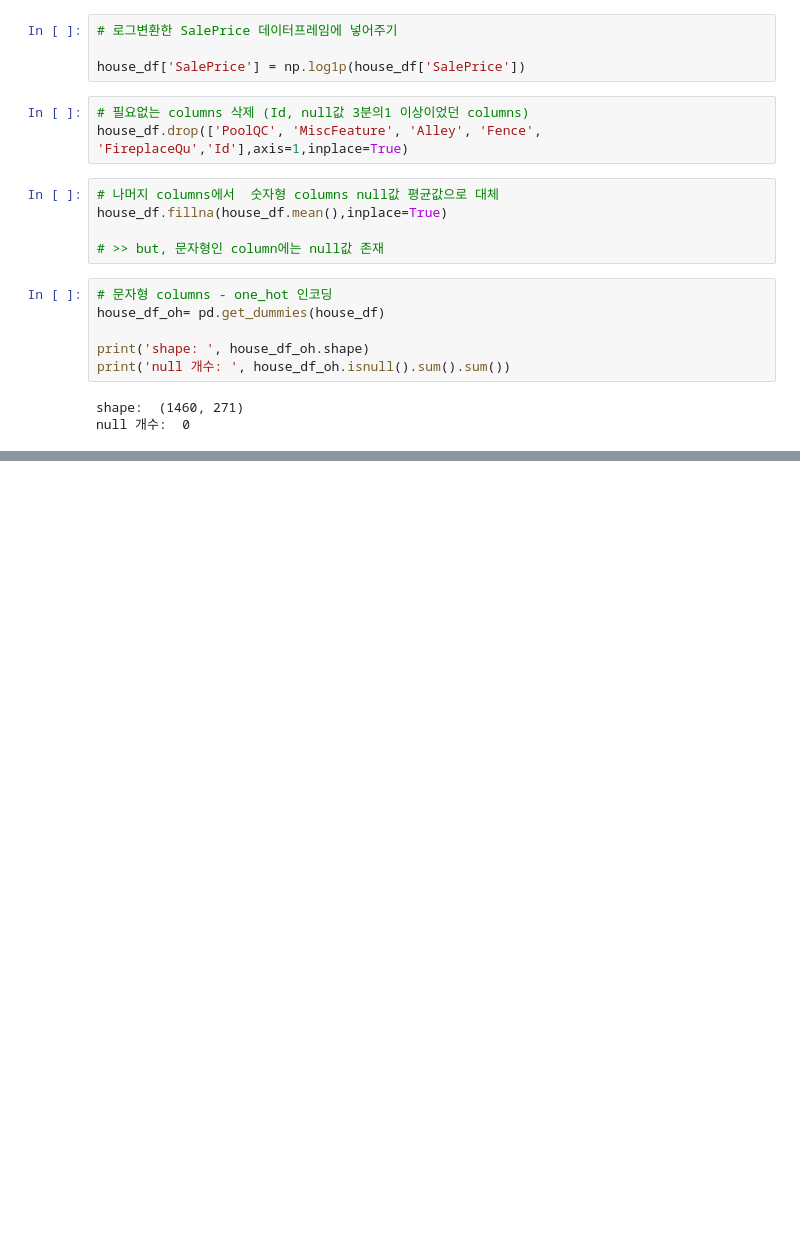
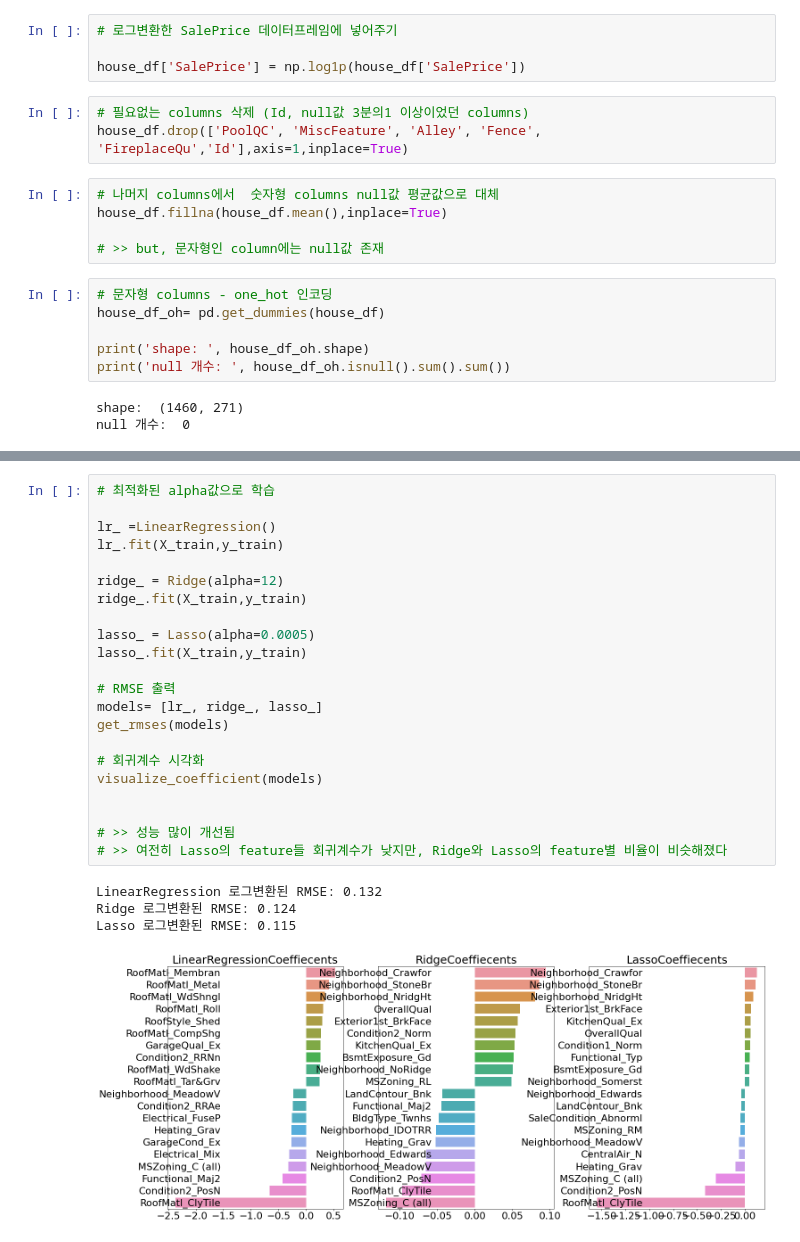
Before and after one commit to SeunghyeChae/CAKD3_tmdhey, a Jupyter notebook: 머신러닝/ml_집값예측.ipynb, the cells around one changed output, grey strips where cells are left out. Drawn from its saved outputs; the diff is of its cells as text; blank space fills up the shorter version.

```diff
--- a/머신러닝/ml_집값예측.ipynb
+++ b/머신러닝/ml_집값예측.ipynb
@@ -243,0 +316,27 @@ def get_avg_rmse
+# %%
+# 최적화된 alpha값으로 학습
+
+lr_ =LinearRegression()
+lr_.fit(X_train,y_train)
+
+ridge_ = Ridge(alpha=12)
+ridge_.fit(X_train,y_train)
+
+lasso_ = Lasso(alpha=0.0005)
+lasso_.fit(X_train,y_train)
+
+# RMSE 출력
+models= [lr_, ridge_, lasso_]
+get_rmses(models)
+
+# 회귀계수 시각화
+visualize_coefficient(models)
+
+
+# >> 성능 많이 개선됨
+# >> 여전히 Lasso의 feature들 회귀계수가 낮지만, Ridge와 Lasso의 feature별 비율이 비슷해졌다
+# %% [output]
+LinearRegression 로그변환된 RMSE: 0.132
+Ridge 로그변환된 RMSE: 0.124
+Lasso 로그변환된 RMSE: 0.115
+[figure, added]
```
Also changed, not shown: parts of 21 cells of this notebook.
